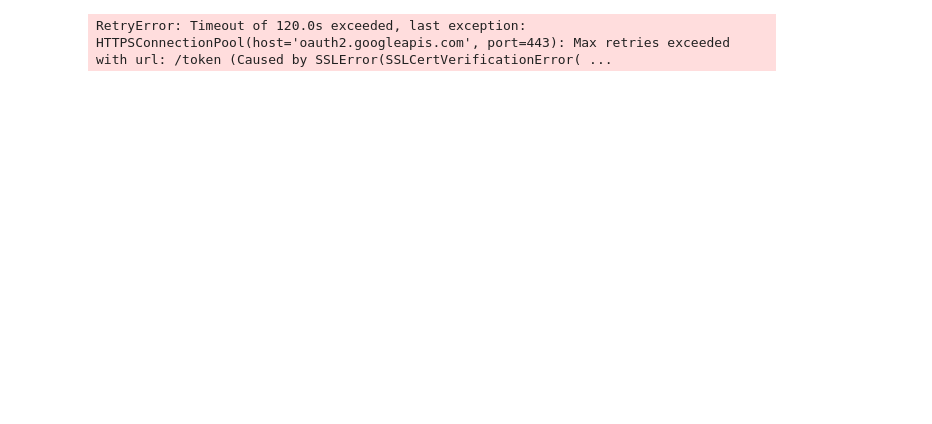
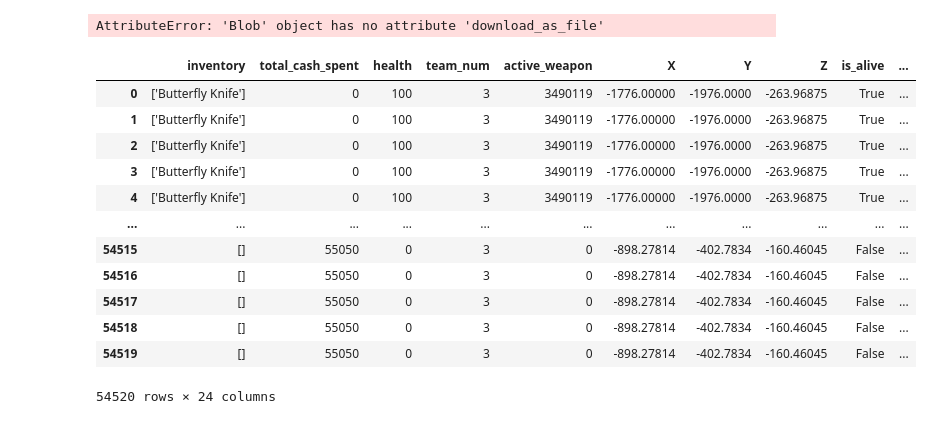
Before and after one commit to paulyeo23/CS2-analysis-backend, a Jupyter notebook: replays_load/app/dbase_test.ipynb, the cells around one changed output. Drawn from its saved outputs; the diff is of its cells as text; code cells hidden in the pictures; blank space fills up the shorter version.

```diff
--- a/replays_load/app/dbase_test.ipynb
+++ b/replays_load/app/dbase_test.ipynb
@@ -16,12 +18,3 @@ def get_csv_files():
     client = storage.Client()
     bucket = client.bucket(BUCKET_NAME)
     return [blob for blob in bucket.list_blobs() if blob.name.endswith("ticks.csv")]
-# %%
-def run():
-    blobs = get_csv_files()
-
-
-if __name__ == "__main__":
-    run()
-# %% [output]
-RetryError: Timeout of 120.0s exceeded, last exception: HTTPSConnectionPool(host='oauth2.googleapis.com', port=443): Max retries exceeded with url: /token (Caused by SSLError(SSLCertVerificationError( ...
@@ -27,0 +23,23 @@ RetryError: Timeout of 120.0s exceeded, last exception: HTTPSConnectionPool(host
+# %%
+print(blobs[0].download_as_file())
+# %% [output]
+AttributeError: 'Blob' object has no attribute 'download_as_file'
+# %%
+blobs[0]
+
+test = pd.read_csv(blobs[0].open('rb'))
+test
+# %% [output]
+|  | inventory | total_cash_spent | health | team_num | active_weapon | X | Y | Z | is_alive | ... |
+| 0 | ['Butterfly Knife'] | 0 | 100 | 3 | 3490119 | -1776.00000 | -1976.0000 | -263.96875 | True | ... |
+| 1 | ['Butterfly Knife'] | 0 | 100 | 3 | 3490119 | -1776.00000 | -1976.0000 | -263.96875 | True | ... |
+| 2 | ['Butterfly Knife'] | 0 | 100 | 3 | 3490119 | -1776.00000 | -1976.0000 | -263.96875 | True | ... |
+| 3 | ['Butterfly Knife'] | 0 | 100 | 3 | 3490119 | -1776.00000 | -1976.0000 | -263.96875 | True | ... |
+| 4 | ['Butterfly Knife'] | 0 | 100 | 3 | 3490119 | -1776.00000 | -1976.0000 | -263.96875 | True | ... |
+| ... | ... | ... | ... | ... | ... | ... | ... | ... | ... | ... |
+| 54515 | [] | 55050 | 0 | 3 | 0 | -898.27814 | -402.7834 | -160.46045 | False | ... |
+| 54516 | [] | 55050 | 0 | 3 | 0 | -898.27814 | -402.7834 | -160.46045 | False | ... |
+| 54517 | [] | 55050 | 0 | 3 | 0 | -898.27814 | -402.7834 | -160.46045 | False | ... |
+| 54518 | [] | 55050 | 0 | 3 | 0 | -898.27814 | -402.7834 | -160.46045 | False | ... |
+| 54519 | [] | 55050 | 0 | 3 | 0 | -898.27814 | -402.7834 | -160.46045 | False | ... |
+54520 rows × 24 columns
```
Also changed, not shown: parts of 3 cells of this notebook, 2 other files.
